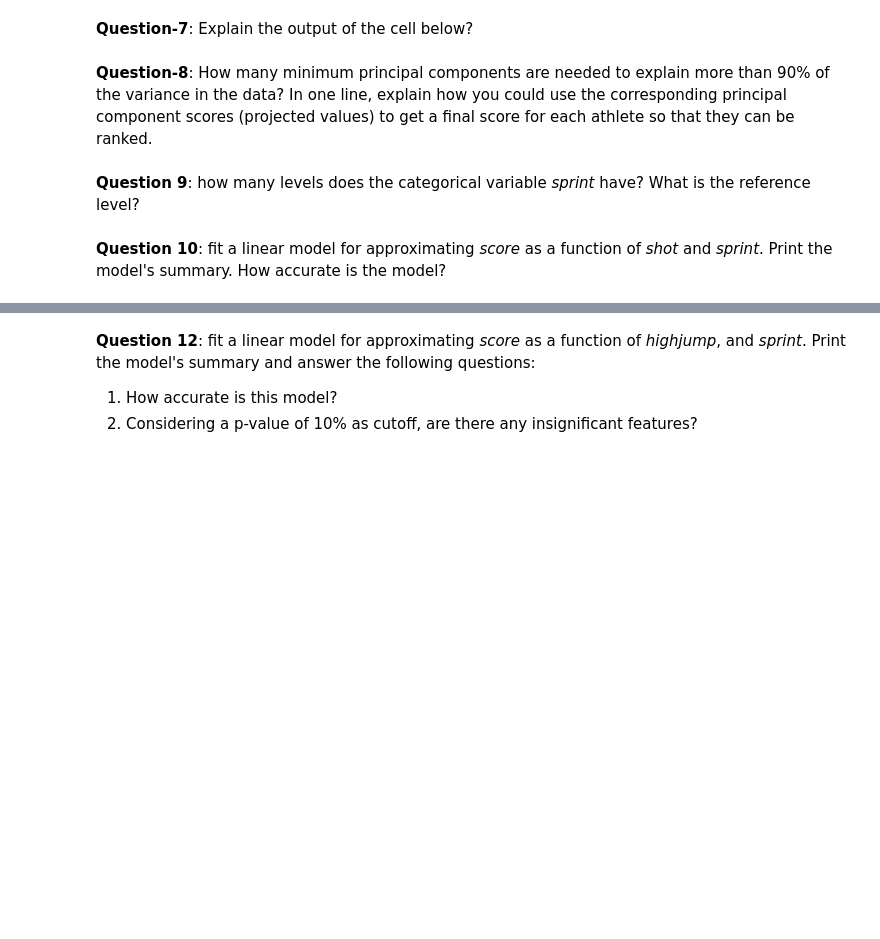
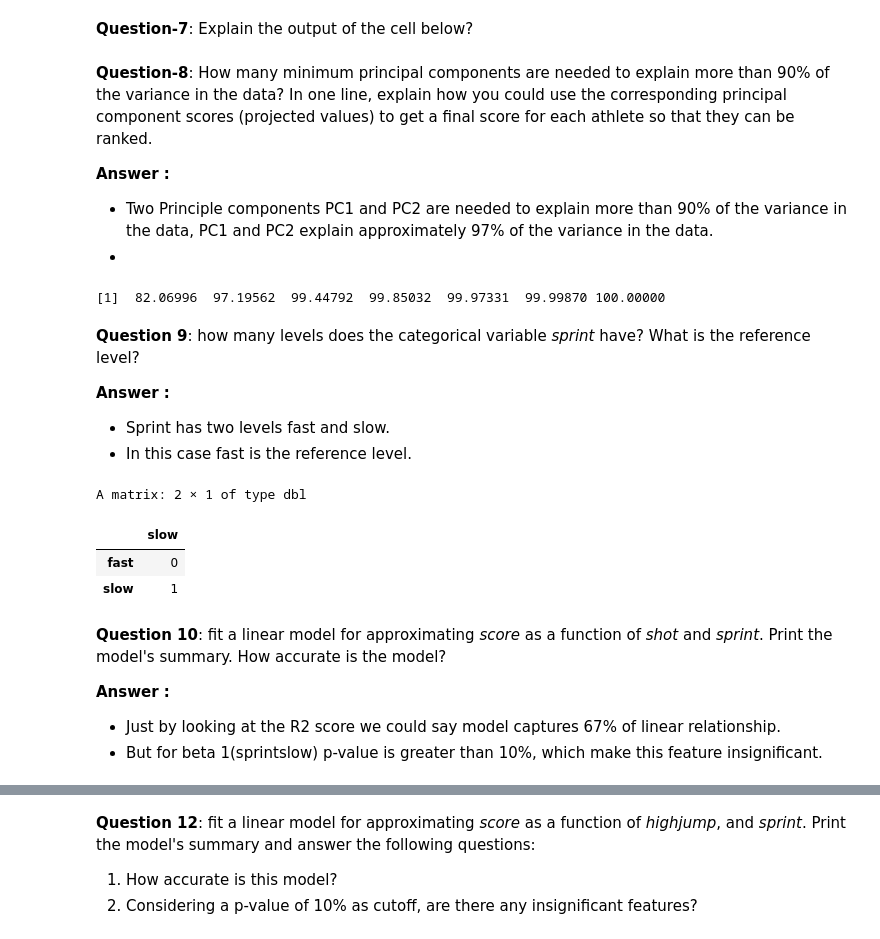
Before and after one commit to prathikshetty9b/Applied-Probability-and-Statistics, a Jupyter notebook: Codes/Lab-Internal/AML5201_LabInternalExam_R.ipynb, the cells around one changed output, grey strips where cells are left out. Saved outputs shown, nothing was run; the diff lists cells and outputs as text; code cells hidden in the pictures; blank space fills up the shorter version.

```diff
--- a/Codes/Lab-Internal/AML5201_LabInternalExam_R.ipynb
+++ b/Codes/Lab-Internal/AML5201_LabInternalExam_R.ipynb
@@ -167,3 +194,8 @@ print(X %*% u[, 1])
 print(var(X %*% u[, 1]))
 # %% [markdown]
 **Question-8**: How many minimum principal components are needed to explain more than 90% of the variance in the data? In one line, explain how you could use the corresponding principal component scores (projected values) to get a final score for each athlete so that they can be ranked.
+
+**Answer :**
+
+- Two Principle components PC1 and PC2 are needed to explain more than 90% of the variance in the data, PC1 and PC2 explain approximately 97% of the variance in the data.
+-
@@ -172,2 +202,12 @@ print(var(X %*% u[, 1]))
+# %%
+varPercent = (lambda/sum(lambda))*100
+cumsum(varPercent)
+# %% [output]
+[1]  82.06996  97.19562  99.44792  99.85032  99.97331  99.99870 100.00000
 # %% [markdown]
 **Question 9**: how many levels does the categorical variable *sprint* have? What is the reference level?
+
+**Answer :**
+
+- Sprint has two levels fast and slow.
+- In this case fast is the reference level.
@@ -176,3 +214,14 @@ print(var(X %*% u[, 1]))
+# %%
+contrasts(heptathlon$sprint)
+# %% [output]
+A matrix: 2 × 1 of type dbl
+|  | slow |
+| fast | 0 |
+| slow | 1 |
 # %% [markdown]
 **Question 10**: fit a linear model for approximating *score* as a function of *shot* and *sprint*. Print the model's summary. How accurate is the model?
+
+**Answer :**
+- Just by looking at the R2 score we could say model captures 67% of linear relationship.
+- But for  beta 1(sprintslow) p-value is greater than 10%, which make this feature insignificant.
 # %%
```
Also changed, not shown: parts of 10 cells of this notebook.
